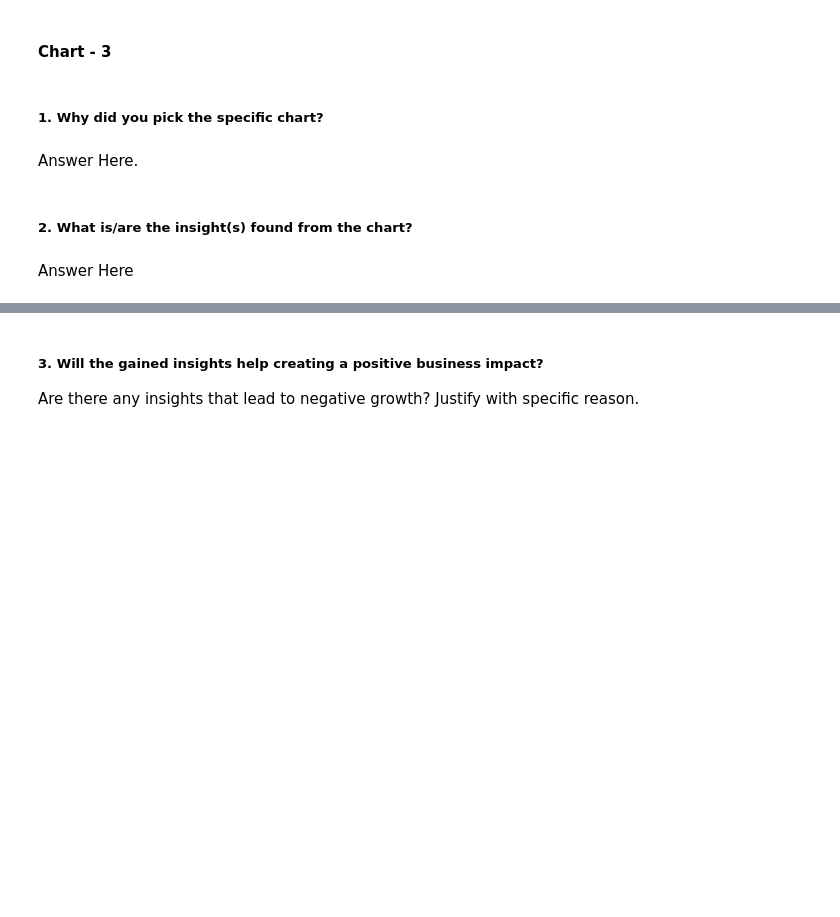
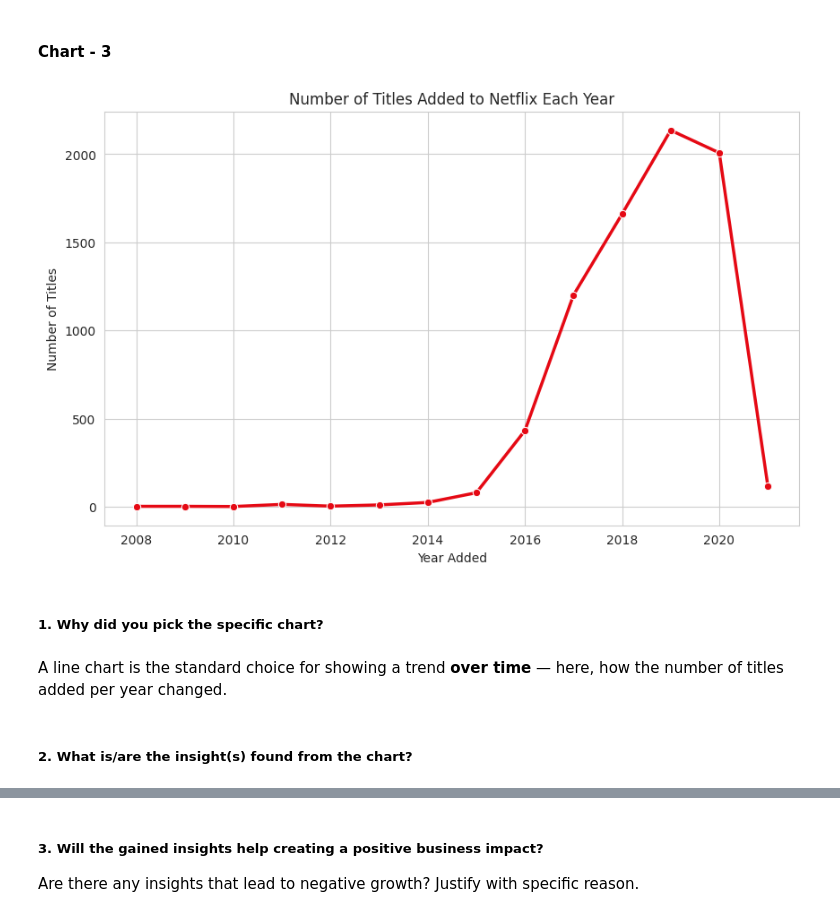
Before and after one commit to krishnajaindev/netflix-analysis, a Jupyter notebook: Netflix Analysis.ipynb, the cells around one changed output, grey strips where cells are left out. Cells and saved outputs as stored; diff of their text form; code cells hidden in the pictures; blank space fills up the shorter version.

```diff
--- a/Netflix Analysis.ipynb
+++ b/Netflix Analysis.ipynb
@@ -355,8 +387,19 @@ Answer Here
+# %%
+# Chart - 3 visualization code
+yearly_additions = netflix['year_added'].value_counts().sort_index()
+
+plt.figure(figsize=(10, 6))
+sns.lineplot(x=yearly_additions.index, y=yearly_additions.values,
+             marker='o', color='#E50914', linewidth=2.5)
+plt.title('Number of Titles Added to Netflix Each Year')
+plt.xlabel('Year Added')
+plt.ylabel('Number of Titles')
+plt.show()
+# %% [output]
+[figure, added]
 # %% [markdown]
 ##### 1. Why did you pick the specific chart?
-# %% [markdown]
-Answer Here.
+# %% [markdown]
+A line chart is the standard choice for showing a trend **over time** — here, how the number of titles added per year changed.
 # %% [markdown]
 ##### 2. What is/are the insight(s) found from the chart?
-# %% [markdown]
-Answer Here
```
Also changed, not shown: parts of 61 cells of this notebook.
